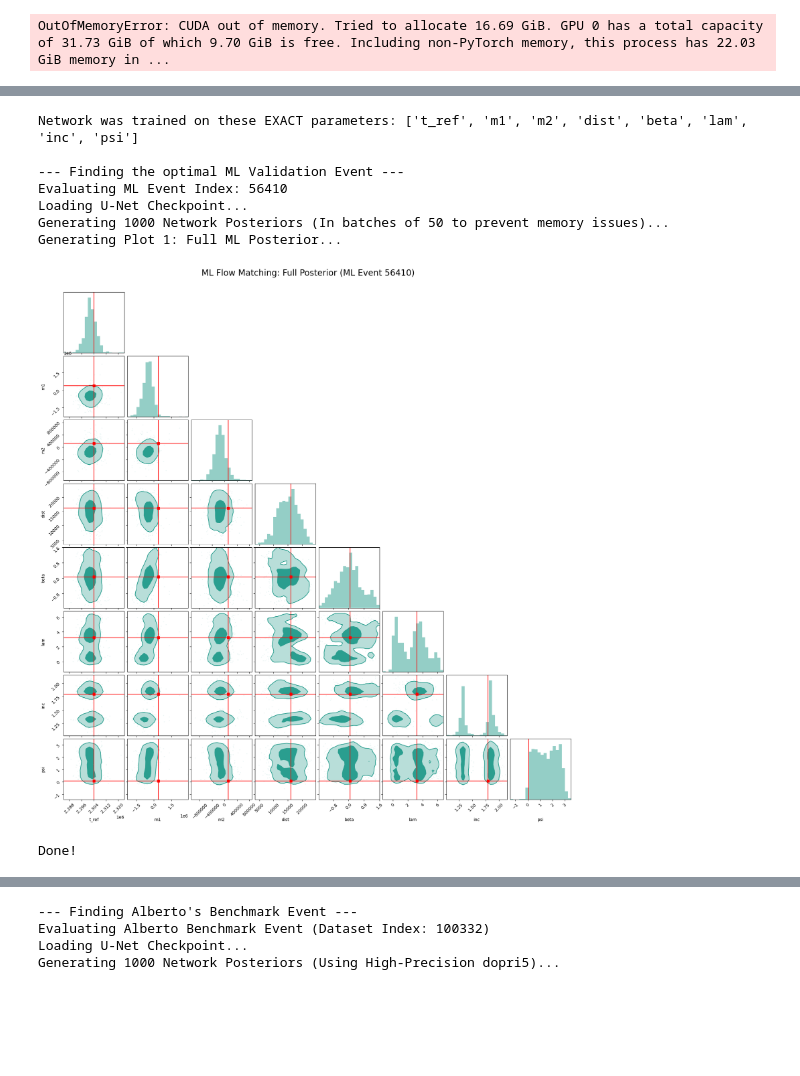
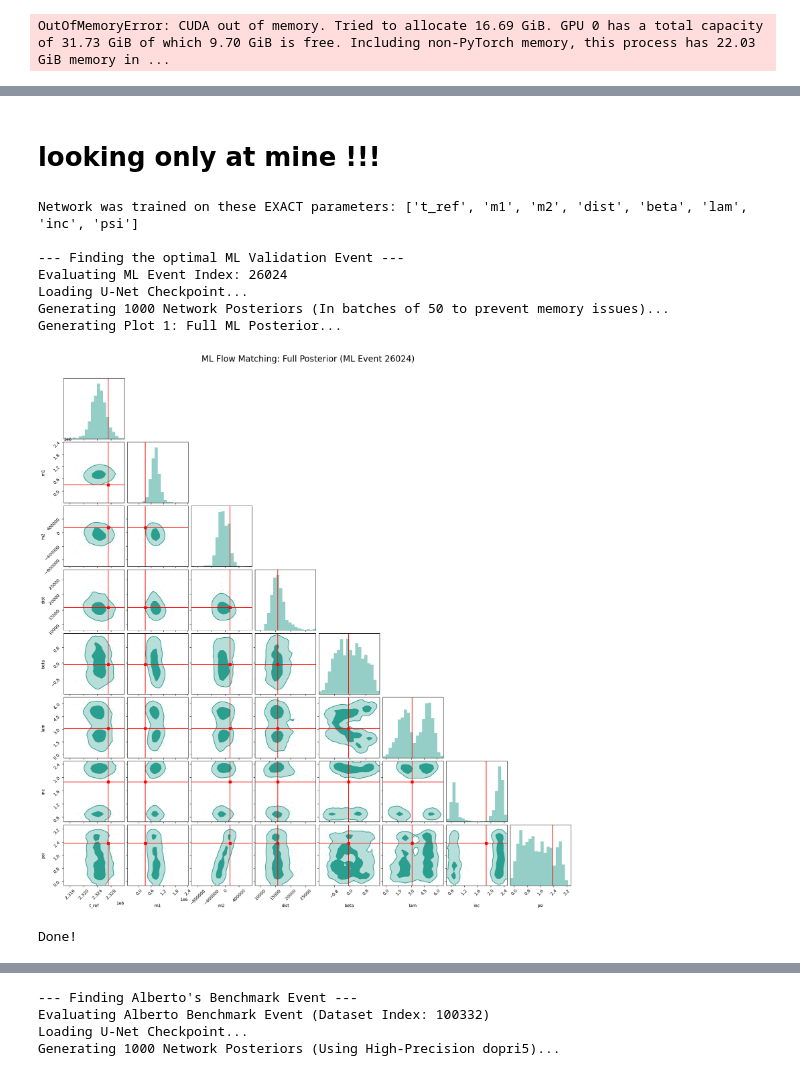
Before and after one commit to malvibellotti/mbhb_time_frequency, a Jupyter notebook: check_mbhb_to_produce.ipynb, the cells around one changed output, grey strips where cells are left out. Cells and saved outputs as stored; diff of their text form; code cells hidden in the pictures; blank space fills up the shorter version.

```diff
--- a/check_mbhb_to_produce.ipynb
+++ b/check_mbhb_to_produce.ipynb
@@ -986,3 +1509,5 @@ Done! Both plots saved.
+# %% [markdown]
+# looking only at mine !!!
 # %%
 import os
 import sys
@@ -1005,12 +1530,23 @@ from examples.gw_mbhb.train_mbhb_malvi import LISAFlowDataset
 # ==============================================================================
 # 1. SETUP PATHS
 # ==============================================================================
-JOB_ID = "42827953"
-DATASET_NAME = "dataset_ae_stft_phase_100k.h5"
+# JOB_ID = "42827953"
+# DATASET_NAME = "dataset_ae_stft_phase_100k.h5"
+
+# TRAIN_DIR = "/sps/lisaf/mbellotti/github/lisaflow_cfm/examples/gw_mbhb"
+# checkpoint_path = os.path.join(TRAIN_DIR, f"malvis_tests/outputs/job_{JOB_ID}", "checkpoint_latest.pt")
+# dataset_path = os.path.join("/sps/lisaf/mbellotti/github/phd_disentangling/scripts/data", DATASET_NAME)
+
+
+JOB_ID = "44168583"  # Your full parameter space run
+DATASET_NAME = "dataset_ae_stft_ampl_cross_200k.h5"
 
 TRAIN_DIR = "/sps/lisaf/mbellotti/github/lisaflow_cfm/examples/gw_mbhb"
 checkpoint_path = os.path.join(TRAIN_DIR, f"malvis_tests/outputs/job_{JOB_ID}", "checkpoint_latest.pt")
-dataset_path = os.path.join("/sps/lisaf/mbellotti/github/phd_disentangling/scripts/data", DATASET_NAME)
+dataset_path = os.path.join("/sps/lisaf/mbellotti/github/mbhb_time_frequency/data", DATASET_NAME)
+alberto_repo = "/sps/lisaf/mbellotti/github/standard-sirens-MBHBs"
+
+
 
 device = "cuda" if torch.cuda.is_available() else "cpu"
 
@@ -1104,33 +1640,33 @@ true_7d_values = dataset.params[best_idx].copy()
 
 # Fix Distance Scaling for both prediction and truth if 'dist' is in the list
 if 'dist' in param_names:
     dist_idx = param_names.index('dist')
     ml_samples_full[:, dist_idx] /= (1e6 * PC_SI)
     true_7d_values[dist_idx] /= (1e6 * PC_SI)
 
 # ==============================================================================
 # 5. PLOT ML ONLY (NO ALBERTO COMPARISON YET)
 # ==============================================================================
 print("Generating Plot 1: Full ML Posterior...")
 fig1 = corner.corner(
     ml_samples_full,
     labels=param_names, # Use the exact names loaded from YAML
     truths=true_7d_values, truth_color='red',
     color='#2A9E8F',
     hist_kwargs={'density': True, 'histtype': 'stepfilled', 'alpha': 0.5},
     smooth=0.8, fill_contours=True, levels=(1 - np.exp(-0.5), 1 - np.exp(-2))
 )
 fig1.suptitle(f"ML Flow Matching: Full Posterior (ML Event {best_idx})", fontsize=20, y=1.02)
 plt.savefig(f"ML_Only_Event_{best_idx}.png", dpi=150, bbox_inches='tight')
 plt.show()
 print("Done!")
 # %% [output]
 Network was trained on these EXACT parameters: ['t_ref', 'm1', 'm2', 'dist', 'beta', 'lam', 'inc', 'psi']
 
 --- Finding the optimal ML Validation Event ---
-Evaluating ML Event Index: 56410
+Evaluating ML Event Index: 26024
 Loading U-Net Checkpoint...
 Generating 1000 Network Posteriors (In batches of 50 to prevent memory issues)...
 Generating Plot 1: Full ML Posterior...
-[figure, old version]
+[figure, new version]
 Done!
```
Also changed, not shown: parts of 14 cells of this notebook, 8 other files.
